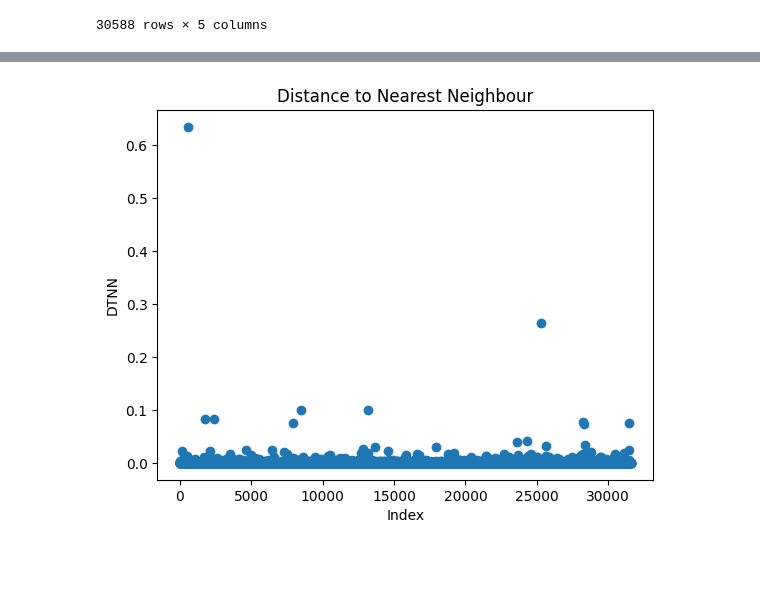
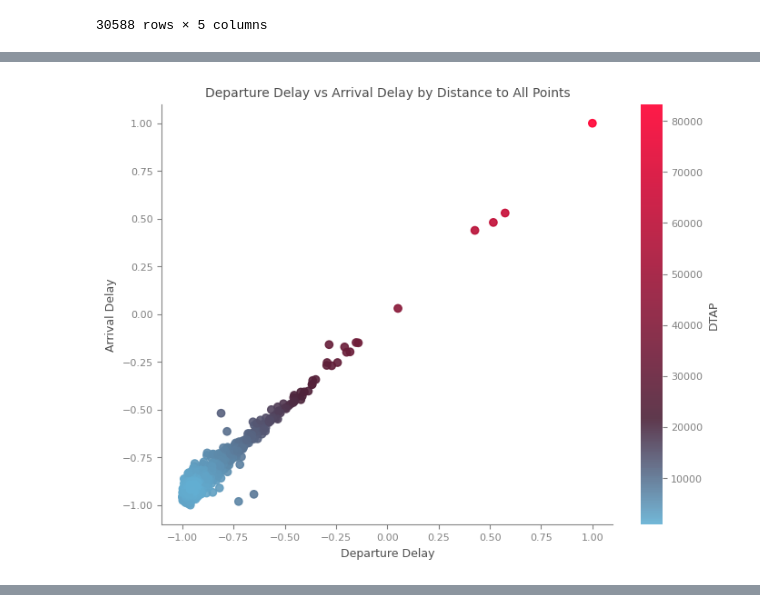
Before and after one commit to mairihallman/MAT-4376E-F24, a Jupyter notebook: 4-anomaly-detection-and-outlier-analysis/new_dtap_dtnn.ipynb, the cells around one changed output, grey strips where cells are left out. Saved outputs shown, nothing was run; the diff lists cells and outputs as text; code cells hidden in the pictures; blank space fills up the shorter version.

```diff
--- a/4-anomaly-detection-and-outlier-analysis/new_dtap_dtnn.ipynb
+++ b/4-anomaly-detection-and-outlier-analysis/new_dtap_dtnn.ipynb
@@ -112 +128,46 @@ plt.show()
+# %%
+from matplotlib.colors import LinearSegmentedColormap
+
+#colors = ["#41825d","#63afd3","#79306C","#800020"]
+#colors = ["#1b4a61","#63afd3","#41825d"]
+#colors = ["green","blue","purple","red"]
+#colors = ["#61b083", "#41825d", "#63afd3", "#1b4a61", "#2A0134", "#640134", "#af0135"]
+#colors = ["#52A376","#235F7B","#2A0134","#af0135"]
+#colors = ["#63afd3","#CB3B69","#E51E4F","#ff0134"]
+colors = ["#63afd3","#4D233A","#881838","#C40C36","#FF0134"]
+
+#colors = ["#63afd3","#474E6E","#912F57","#B5204B","#DA1040","#FF0134"]
+cmap = LinearSegmentedColormap.from_list("my_custom_cmap", colors, N=256)
+# %%
+plt.figure(figsize=(8, 6))
+scatter = plt.scatter(
+    x=delays['DEP_DELAY_scaled'],
+    y=delays['ARR_DELAY_scaled'],
+    c=delays['dtap'],  # Continuous variable for color
+    cmap=cmap,  # Colormap
+    alpha=0.9
+)
+
+# Add color bar
+cbar = plt.colorbar(scatter)
+cbar.outline.set_visible(False)
+cbar.ax.tick_params(colors='gray',labelsize=8)  # Set tick and label color and size
+cbar.set_label("DTAP", color='#4d4d4d',fontsize=9)  # Color and size of the label
+
+
+ax = plt.gca()  # Get the current axis
+ax.spines['top'].set_visible(False)
+ax.spines['right'].set_visible(False)
+ax.spines['left'].set_color('gray')
+ax.spines['bottom'].set_color('gray')
+ax.tick_params(axis='both', which='both', colors='gray',labelsize=8)
+
+ax.set_xlabel('Departure Delay', color='#4d4d4d',fontsize=9)
+ax.set_ylabel('Arrival Delay', color='#4d4d4d',fontsize=9)
+ax.set_title('Departure Delay vs Arrival Delay by Distance to All Points', color='#4d4d4d', fontsize=10)
+
+# Show plot
+plt.show()
+# %% [output]
+[figure, added]
 # %%
@@ -126,11 +188,3 @@ delays.loc[delays['dtap'].nlargest(10).index.to_list()]
 # %%
 np.fill_diagonal(distances, np.inf)
 delays['dtnn'] = np.min(distances, axis=1)
-# %%
-plt.scatter(delays.index, delays['dtnn'])
-plt.title("Distance to Nearest Neighbour")
-plt.xlabel("Index")
-plt.ylabel("DTNN")
-plt.show()
-# %% [output]
-[figure, removed]
```
Also changed, not shown: parts of 17 cells of this notebook, 8 other files.
